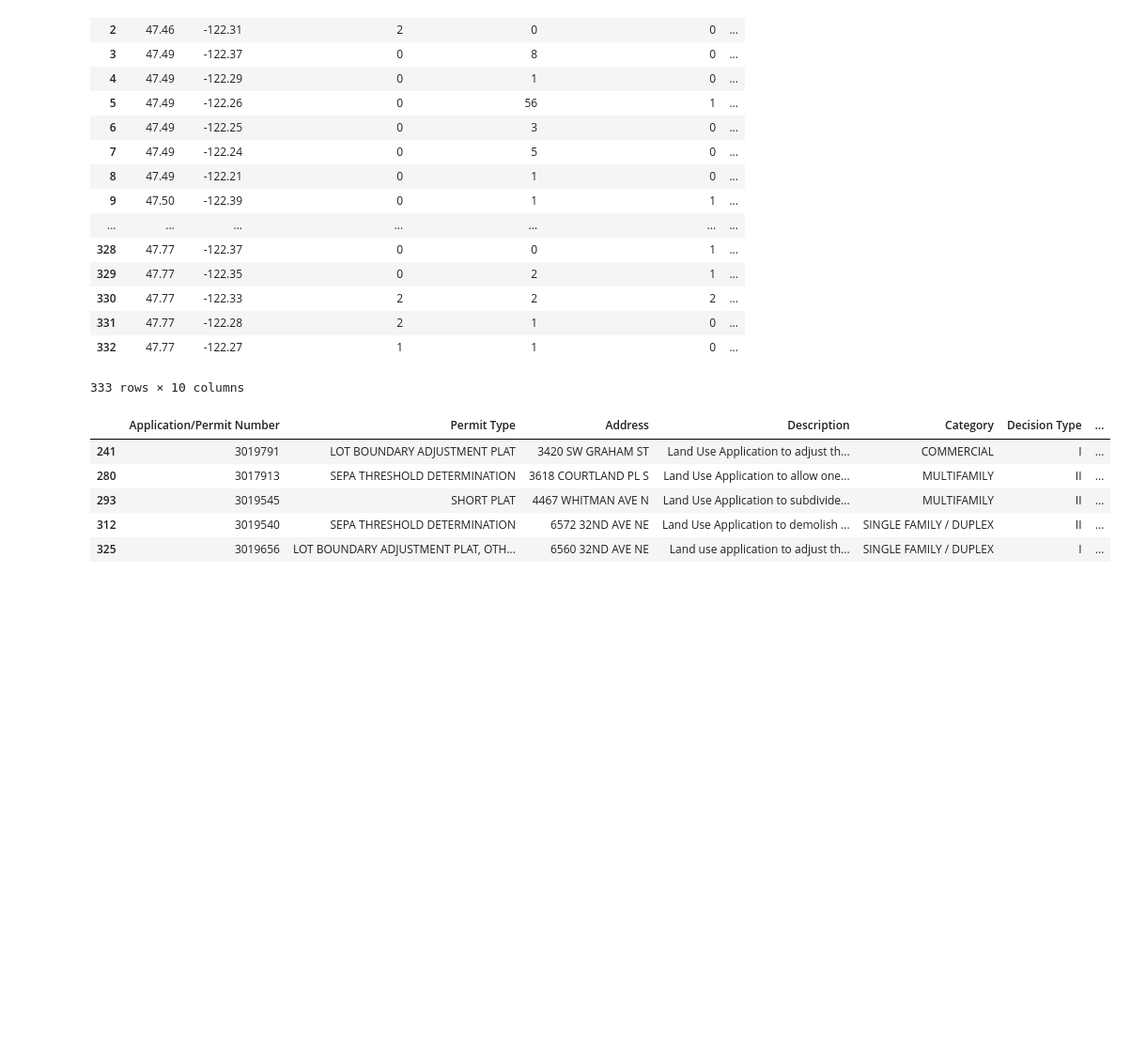
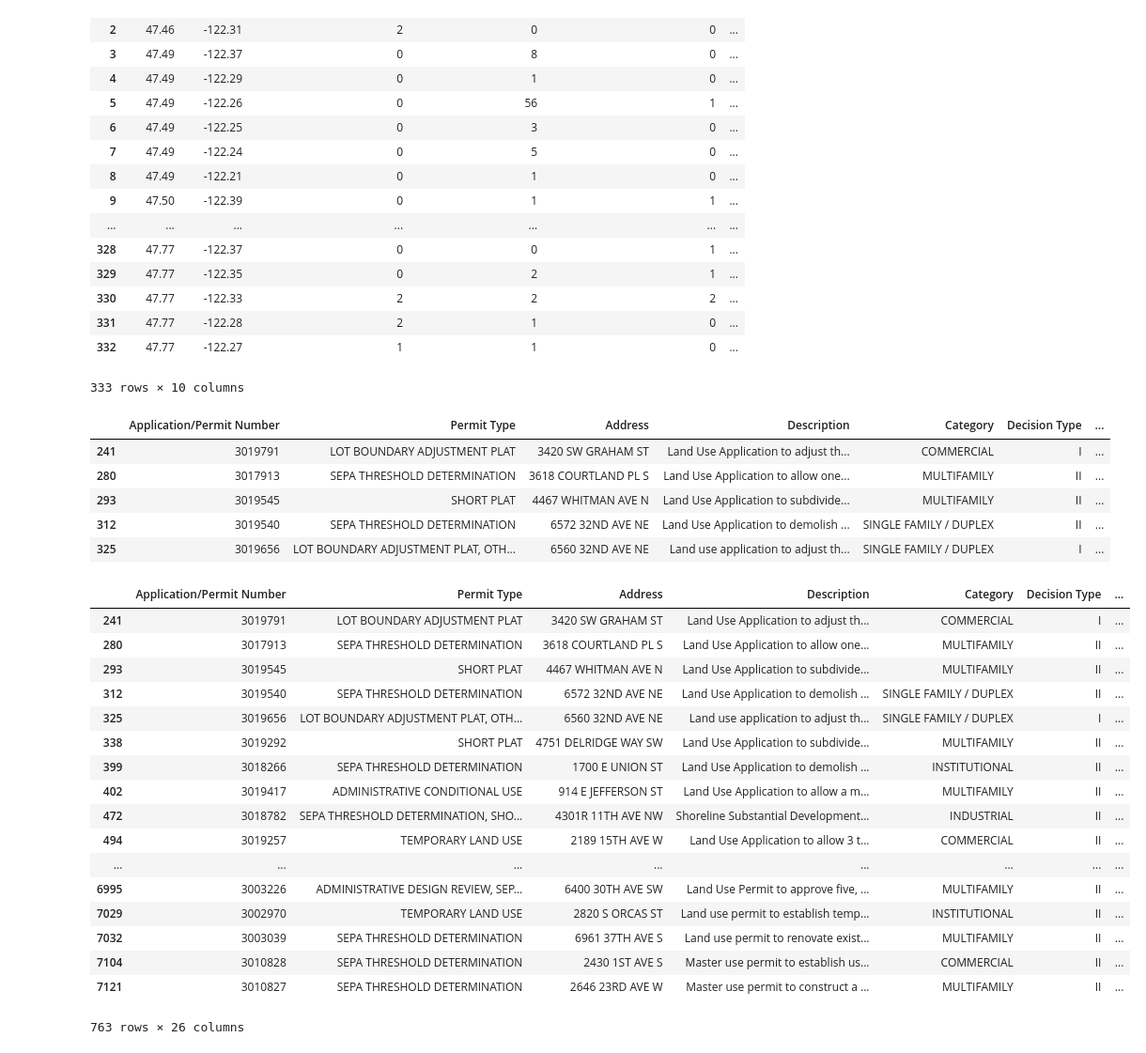
Before and after one commit to joubin/MSBigDataHackathon, a Jupyter notebook: convert gps data.ipynb, the cells around one changed output. Shown at 94% size. Saved outputs shown, nothing was run; the diff lists cells and outputs as text; code cells hidden in the pictures; blank space fills up the shorter version.

Commit message:
DataFrame join based on nearby things

```diff
--- a/convert gps data.ipynb
+++ b/convert gps data.ipynb
@@ -47,20 +47,48 @@ land.head()
 | 293 | 3019545 | SHORT PLAT | 4467 WHITMAN AVE N | Land Use Application to subdivide... | MULTIFAMILY | II | ... |
 | 312 | 3019540 | SEPA THRESHOLD DETERMINATION | 6572 32ND AVE NE | Land Use Application to demolish ... | SINGLE FAMILY / DUPLEX | II | ... |
 | 325 | 3019656 | LOT BOUNDARY ADJUSTMENT PLAT, OTH... | 6560 32ND AVE NE | Land use application to adjust th... | SINGLE FAMILY / DUPLEX | I | ... |
-# %%
-X_names = ['Offense Type']
-df_labels = land
-df_features = crime
-grid = ["Latitude", "Longitude"]
-
-from sklearn.neighbors import KDTree
-
-scale = np.array([1.,2.])
-
-X = df_features.as_matrix(X_names)
-xy_features = df_features.as_matrix(grid)
-xy_labels = df_labels.as_matrix(grid)
-tree = KDTree(xy_features)
-
-for nei in  tree.query_radius(X_labels, 1./500.):
-    X[nei]
+# %%
+from sklearn.neighbors import KDTree
+
+def concat_features_by_neighbors(df_labels, df_features,
+                                 X_names=['Offense Type'],
+                                 grid=["Latitude", "Longitude"]):
+
+    X = df_features.as_matrix(X_names)
+    xy_features = df_features.as_matrix(grid)
+    xy_labels = df_labels.as_matrix(grid)
+    tree = KDTree(xy_features)
+
+    vocabulary = set()
+    features = []
+    for nei in tree.query_radius(X_labels, 1./500.):
+        U,I = np.unique(X[nei], return_inverse=True)
+        D = dict(zip(U,np.bincount(I)))
+        map(vocabulary.add, D)
+        features.append(D)
+
+    return pd.concat([df_labels, pd.DataFrame([map(fi.get, vocabulary)
+                      for fi in features],
+                      index=df_labels.index,
+                      columns=vocabulary).fillna(0)], axis=1)
+
+concat_features_by_neighbors(land, crime)
+# %% [output]
+|  | Application/Permit Number | Permit Type | Address | Description | Category | Decision Type | ... |
+| 241 | 3019791 | LOT BOUNDARY ADJUSTMENT PLAT | 3420 SW GRAHAM ST | Land Use Application to adjust th... | COMMERCIAL | I | ... |
+| 280 | 3017913 | SEPA THRESHOLD DETERMINATION | 3618 COURTLAND PL S | Land Use Application to allow one... | MULTIFAMILY | II | ... |
+| 293 | 3019545 | SHORT PLAT | 4467 WHITMAN AVE N | Land Use Application to subdivide... | MULTIFAMILY | II | ... |
+| 312 | 3019540 | SEPA THRESHOLD DETERMINATION | 6572 32ND AVE NE | Land Use Application to demolish ... | SINGLE FAMILY / DUPLEX | II | ... |
+| 325 | 3019656 | LOT BOUNDARY ADJUSTMENT PLAT, OTH... | 6560 32ND AVE NE | Land use application to adjust th... | SINGLE FAMILY / DUPLEX | I | ... |
+| 338 | 3019292 | SHORT PLAT | 4751 DELRIDGE WAY SW | Land Use Application to subdivide... | MULTIFAMILY | II | ... |
+| 399 | 3018266 | SEPA THRESHOLD DETERMINATION | 1700 E UNION ST | Land Use Application to demolish ... | INSTITUTIONAL | II | ... |
+| 402 | 3019417 | ADMINISTRATIVE CONDITIONAL USE | 914 E JEFFERSON ST | Land Use Application to allow a m... | MULTIFAMILY | II | ... |
+| 472 | 3018782 | SEPA THRESHOLD DETERMINATION, SHO... | 4301R 11TH AVE NW | Shoreline Substantial Development... | INDUSTRIAL | II | ... |
+| 494 | 3019257 | TEMPORARY LAND USE | 2189 15TH AVE W | Land Use Application to allow 3 t... | COMMERCIAL | II | ... |
+| ... | ... | ... | ... | ... | ... | ... | ... |
+| 6995 | 3003226 | ADMINISTRATIVE DESIGN REVIEW, SEP... | 6400 30TH AVE SW | Land Use Permit to approve five, ... | MULTIFAMILY | II | ... |
+| 7029 | 3002970 | TEMPORARY LAND USE | 2820 S ORCAS ST | Land use permit to establish temp... | INSTITUTIONAL | II | ... |
+| 7032 | 3003039 | SEPA THRESHOLD DETERMINATION | 6961 37TH AVE S | Land use permit to renovate exist... | MULTIFAMILY | II | ... |
+| 7104 | 3010828 | SEPA THRESHOLD DETERMINATION | 2430 1ST AVE S | Master use permit to establish us... | COMMERCIAL | II | ... |
+| 7121 | 3010827 | SEPA THRESHOLD DETERMINATION | 2646 23RD AVE W | Master use permit to construct a ... | MULTIFAMILY | II | ... |
+763 rows × 26 columns
```
Also changed, not shown: parts of 1 cell of this notebook.
